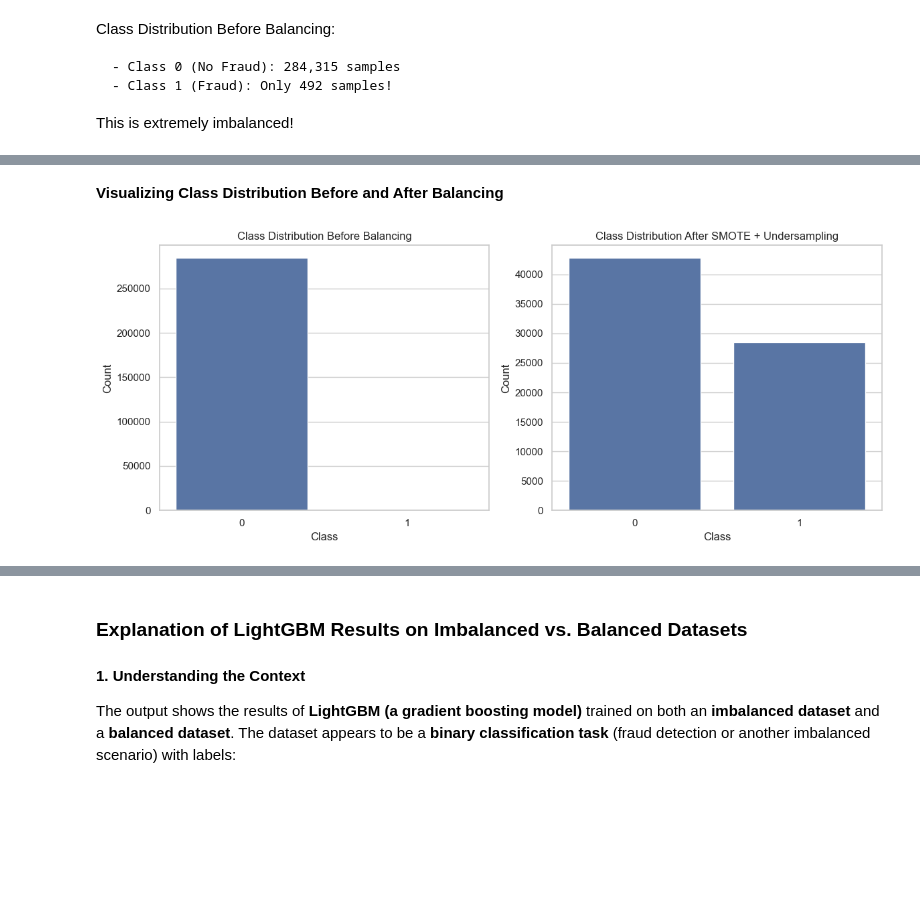
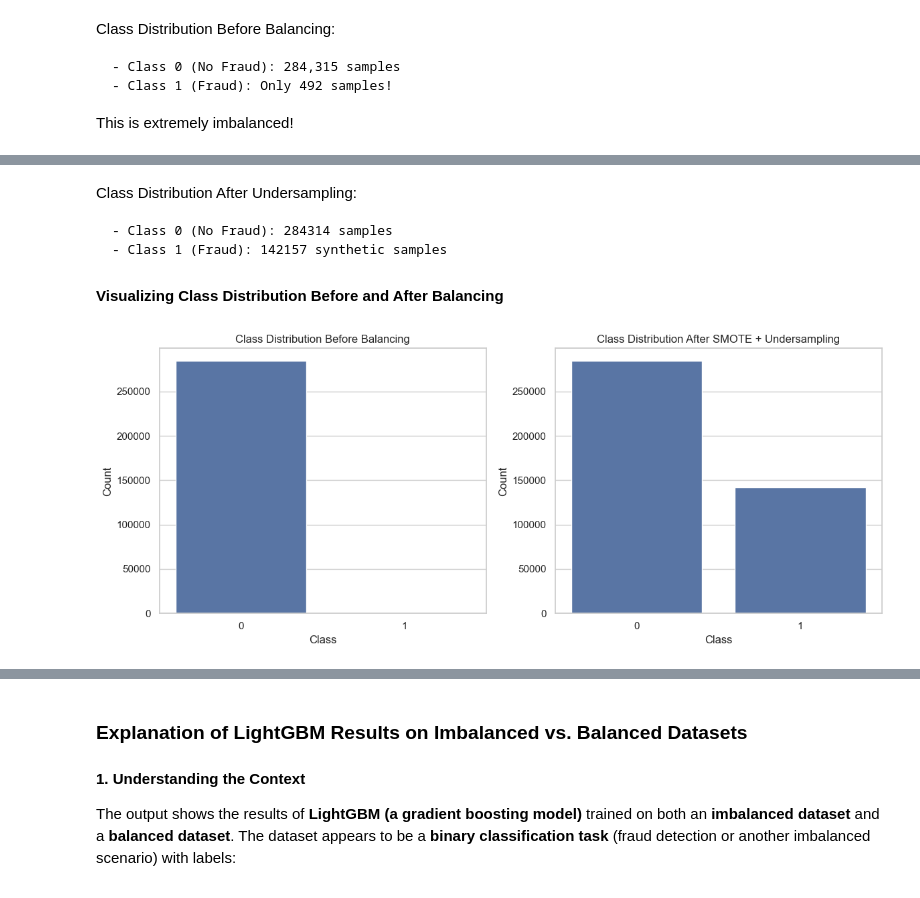
Before and after one commit to guyreuveni33/Tabular-Data-Science-Final-Research-Project, a Jupyter notebook: 21_2_2025_13 (2) (1).ipynb, the cells around one changed output, grey strips where cells are left out. Cells and saved outputs as stored; diff of their text form; code cells hidden in the pictures; blank space fills up the shorter version.

```diff
--- a/21_2_2025_13 (2) (1).ipynb
+++ b/21_2_2025_13 (2) (1).ipynb
@@ -605,35 +576,35 @@ In the context of class imbalance, particularly in domains like fraud detection
 # %%
-from sklearn.feature_extraction.text import TfidfVectorizer
-def apply_tfidf(data, text_column):
+def apply_tfidf(data, text_column, max_features=5000, ngram_range=(1,2), stop_words='english'):
     """
-    Applies TF-IDF transformation to a given text column in a DataFrame.
-    Replaces the original text column with the extracted TF-IDF features.
+    Applies TF-IDF transformation to a text column in a DataFrame.
 
-    :param data: DataFrame containing the dataset
-    :param text_column: Name of the column containing text data
-    :return: Updated DataFrame with TF-IDF features
+    Parameters:
+    - data: DataFrame containing the dataset
+    - text_column: Name of the column containing text data
+    - max_features: Maximum number of TF-IDF features to extract (default: 5000)
+    - ngram_range: Tuple defining n-gram range (default: (1,2) for unigrams and bigrams)
+    - stop_words: Stopword removal ('english' removes standard stopwords)
+
+    Returns:
+    - Transformed DataFrame with TF-IDF features replacing the original text column.
     """
     print(f"\n🔹 Applying TF-IDF on column: **{text_column}**")
 
-    vectorizer = TfidfVectorizer()
+    # Initialize TF-IDF vectorizer with optimized parameters
+    vectorizer = TfidfVectorizer(max_features=max_features, ngram_range=ngram_range, stop_words=stop_words)
     tfidf_matrix = vectorizer.fit_transform(data[text_column])
 
-    # Convert sparse matrix to DataFrame
-    tfidf_df = pd.DataFrame(tfidf_matrix.toarray(),
-                            columns=vectorizer.get_feature_names_out())
+    # Convert to DataFrame with feature names
+    tfidf_df = pd.DataFrame(tfidf_matrix.toarray(), columns=vectorizer.get_feature_names_out())
 
     print(f"Extracted {len(tfidf_df.columns)} TF-IDF features for column: {text_column}")
 
-    # Drop the original text column and concatenate TF-IDF features
+    # Drop original text column and merge with transformed features
     data = data.drop(columns=[text_column]).reset_index(drop=True)
     data = pd.concat([data, tfidf_df], axis=1)
 
     print(f"New dataset shape after TF-IDF transformation: {data.shape}")
 
-    # Show a preview of the new TF-IDF features
-    print("\nPreview of TF-IDF features:")
-    print(tfidf_df.head(3))
-
     return data
 # %%
 
@@ -926,20 +862,26 @@ Class Distribution After Undersampling:
+# %% [markdown]
+
+Class Distribution After Undersampling:
+
+    - Class 0 (No Fraud): 284314 samples
+    - Class 1 (Fraud): 142157 synthetic samples
 # %% [markdown]
 **Visualizing Class Distribution Before and After Balancing**
 # %%
 # Plot class distribution before and after balancing
 fig, axes = plt.subplots(1, 2, figsize=(12, 5))
 
 sns.countplot(x=y, ax=axes[0])
 axes[0].set_title("Class Distribution Before Balancing")
 axes[0].set_xlabel("Class")
 axes[0].set_ylabel("Count")
 
-sns.countplot(x=y_balanced, ax=axes[1])
+sns.countplot(x=y_final, ax=axes[1])
 axes[1].set_title("Class Distribution After SMOTE + Undersampling")
 axes[1].set_xlabel("Class")
 axes[1].set_ylabel("Count")
 
 plt.tight_layout()
 plt.show()
 # %% [output]
-[figure, old version]
+[figure, new version]
```
Also changed, not shown: parts of 43 cells of this notebook, 2 other files.
